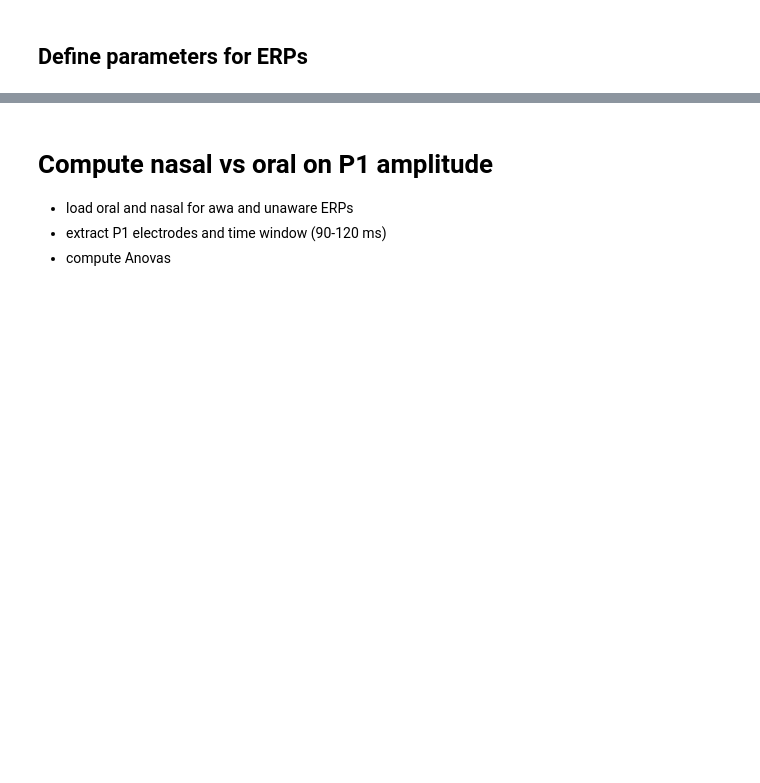
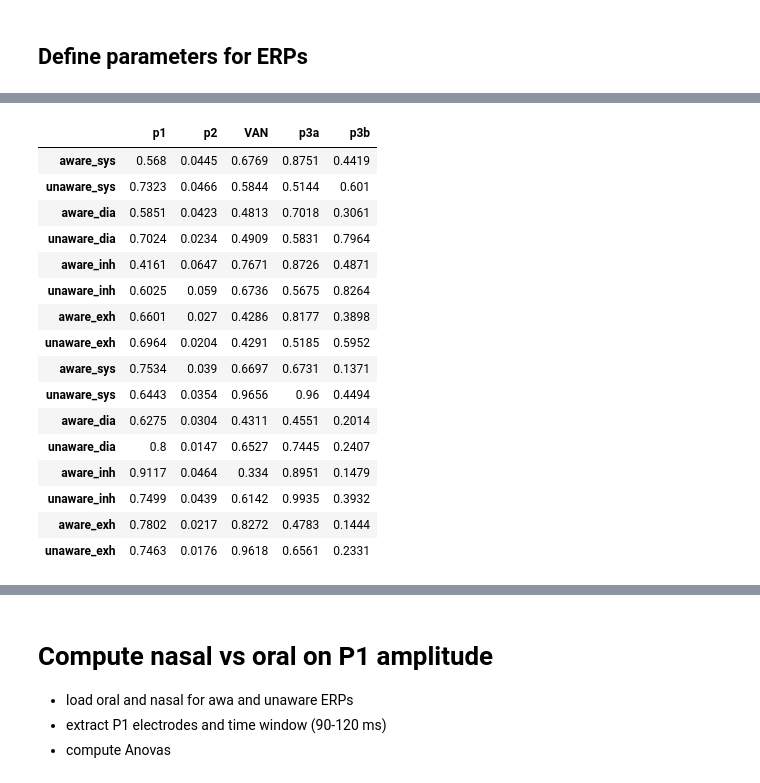
Before and after one commit to vivile42/Oral_24, a Jupyter notebook: stats/stats_R1.ipynb, the cells around one changed output, grey strips where cells are left out. Drawn from its saved outputs; the diff is of its cells as text; code cells hidden in the pictures; blank space fills up the shorter version.

Commit message:
finalize code corr

```diff
--- a/stats/stats_R1.ipynb
+++ b/stats/stats_R1.ipynb
@@ -154,3 +85,0 @@ dict_df
-# %%
-#create pd dataframe from dict
-pd_df=pd.DataFrame.from_dict(dict_df)
@@ -310,0 +131,58 @@ calculate_pvalues_spearman(final_df_nog)
+# %%
+corr_df=pd.DataFrame()
+p_val_df=pd.DataFrame()
+methods=['pearson','spearman']
+for method in methods:
+    corr_df=pd.DataFrame()
+    p_val_df=pd.DataFrame()
+    for phy_cond in phy_cond_list:
+        for awa_cond in awa_cond_list:
+            # read df
+            path=f'ana/MNE/components_avg/amplitudes_RT_{awa_cond}_{phy_cond}.csv'
+            df=pd.read_csv(path)
+            # set index to gnum
+            df=df.set_index('g_num').drop(columns=['Unnamed: 0','cond'])
+            # compute corr using pearson
+            correlations_df=df.corr(method=method)
+
+            if method=='pearson':
+                p_df=s_hp.calculate_pvalues_pearson(df)
+            elif method=='spearman':
+                p_df=s_hp.calculate_pvalues_spearman(df)
+            else:
+                raise ('Mistake in method')
+
+            RT_row_corr=s_hp.filter_corr_df(correlations_df,awa_cond,phy_cond)
+            RT_row_pval=s_hp.filter_corr_df(p_df,awa_cond,phy_cond)
+            #append series as a new row to pd df
+            corr_df=pd.concat([corr_df,RT_row_corr])
+            p_val_df=pd.concat([p_val_df,RT_row_pval])
+            # drop RT column
+            corr_df=corr_df.drop(columns='RT')
+            p_val_df=p_val_df.drop(columns='RT')
+
+    #save dfs
+    path_corr=f'ana/MNE/components_avg/amplitudes_RT_corr_{method}.csv'
+    path_pval=f'ana/MNE/components_avg/amplitudes_RT_pval_{method}.csv'
+    corr_df.to_csv(path_corr)
+    p_val_df.to_csv(path_pval)
+# %%
+p_val_df
+# %% [output]
+|  | p1 | p2 | VAN | p3a | p3b |
+| aware_sys | 0.568 | 0.0445 | 0.6769 | 0.8751 | 0.4419 |
+| unaware_sys | 0.7323 | 0.0466 | 0.5844 | 0.5144 | 0.601 |
+| aware_dia | 0.5851 | 0.0423 | 0.4813 | 0.7018 | 0.3061 |
+| unaware_dia | 0.7024 | 0.0234 | 0.4909 | 0.5831 | 0.7964 |
+| aware_inh | 0.4161 | 0.0647 | 0.7671 | 0.8726 | 0.4871 |
+| unaware_inh | 0.6025 | 0.059 | 0.6736 | 0.5675 | 0.8264 |
+| aware_exh | 0.6601 | 0.027 | 0.4286 | 0.8177 | 0.3898 |
+| unaware_exh | 0.6964 | 0.0204 | 0.4291 | 0.5185 | 0.5952 |
+| aware_sys | 0.7534 | 0.039 | 0.6697 | 0.6731 | 0.1371 |
+| unaware_sys | 0.6443 | 0.0354 | 0.9656 | 0.96 | 0.4494 |
+| aware_dia | 0.6275 | 0.0304 | 0.4311 | 0.4551 | 0.2014 |
+| unaware_dia | 0.8 | 0.0147 | 0.6527 | 0.7445 | 0.2407 |
+| aware_inh | 0.9117 | 0.0464 | 0.334 | 0.8951 | 0.1479 |
+| unaware_inh | 0.7499 | 0.0439 | 0.6142 | 0.9935 | 0.3932 |
+| aware_exh | 0.7802 | 0.0217 | 0.8272 | 0.4783 | 0.1444 |
+| unaware_exh | 0.7463 | 0.0176 | 0.9618 | 0.6561 | 0.2331 |
```
Also changed, not shown: parts of 22 cells of this notebook, 2 other files.
